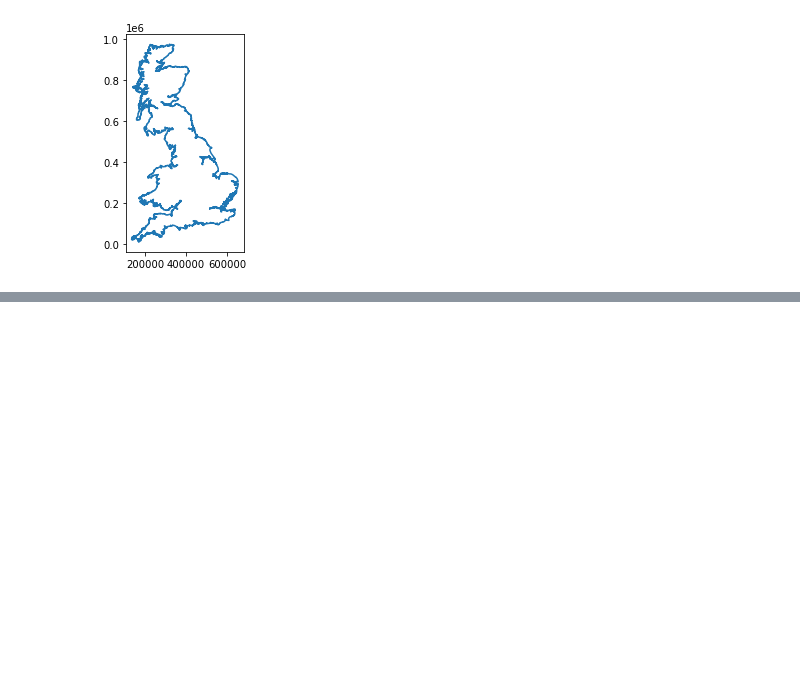
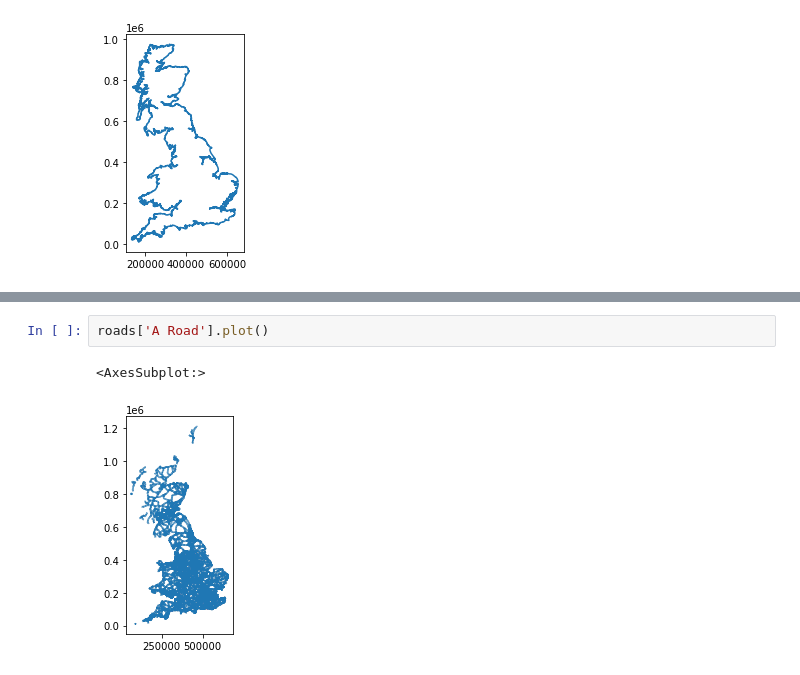
Before and after one commit to peterprescott/a1-dissertation, a Jupyter notebook: code/09Sep_06/B031_ComparingTiles.ipynb, the cells around one changed output, grey strips where cells are left out. Saved outputs shown, nothing was run; the diff lists cells and outputs as text; blank space fills up the shorter version.

```diff
--- a/code/09Sep_06/B031_ComparingTiles.ipynb
+++ b/code/09Sep_06/B031_ComparingTiles.ipynb
@@ -171,0 +47,5 @@ db.query('SELECT (COUNT(*)) FROM isles')
+# %%
+roads['A Road'].plot()
+# %% [output]
+<AxesSubplot:>
+[figure, added]
```
Also changed, not shown: parts of 42 cells of this notebook.
